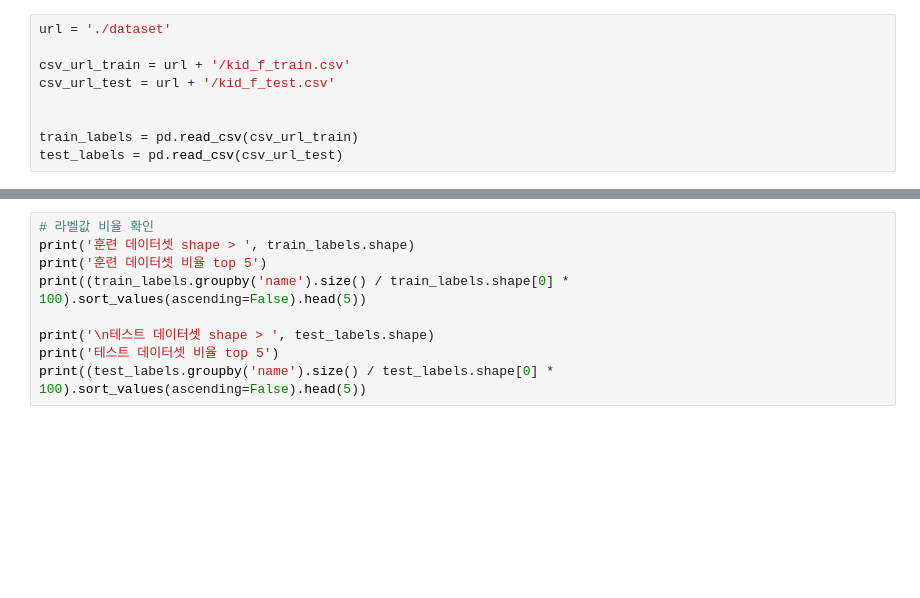
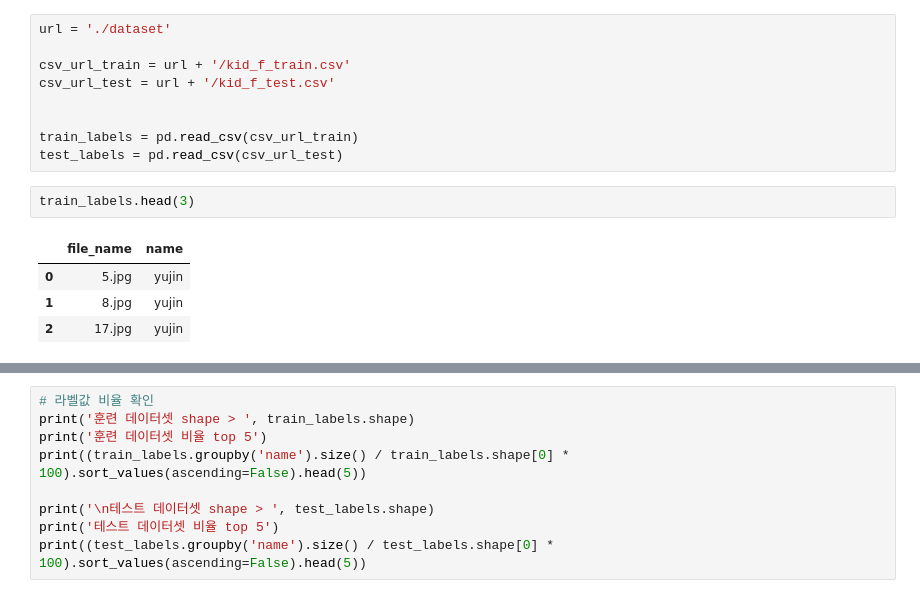
Before and after one commit to K-Ji-Woo/DL_Paper_prev, a Jupyter notebook: 2. VGG/VGG_구현.ipynb, the cells around one changed output, grey strips where cells are left out. Cells and saved outputs as stored; diff of their text form; blank space fills up the shorter version.

```diff
--- a/2. VGG/VGG_구현.ipynb
+++ b/2. VGG/VGG_구현.ipynb
@@ -25,3 +27,10 @@ csv_url_test = url + '/kid_f_test.csv'
 
 train_labels = pd.read_csv(csv_url_train)
 test_labels = pd.read_csv(csv_url_test)
+# %%
+train_labels.head(3)
+# %% [output]
+|  | file_name | name |
+| 0 | 5.jpg | yujin |
+| 1 | 8.jpg | yujin |
+| 2 | 17.jpg | yujin |
```
Also changed, not shown: parts of 5 cells of this notebook.
